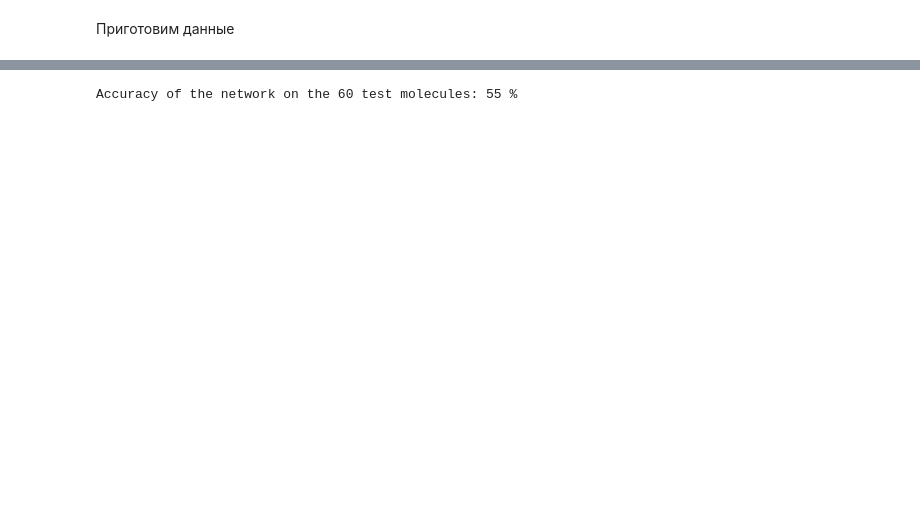
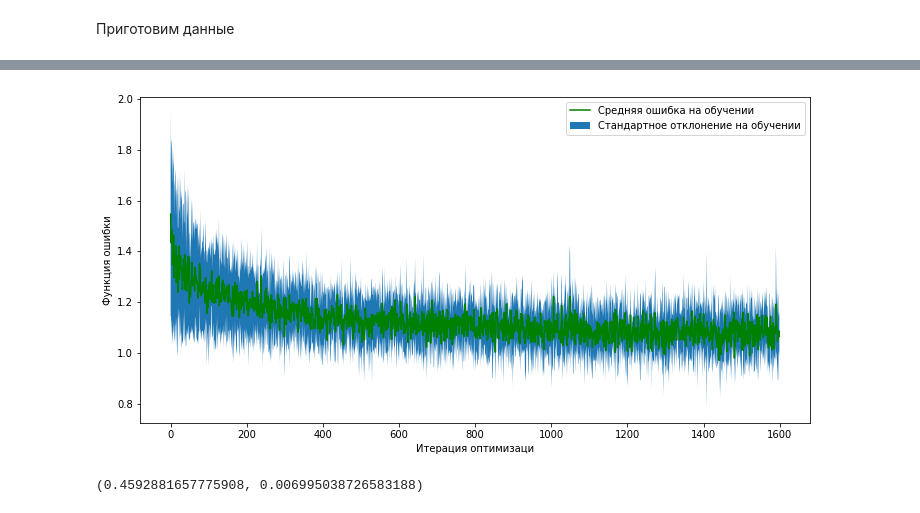
Before and after one commit to Intelligent-Systems-Phystech/Group594, a Jupyter notebook: Manucharyan2018AtomicTypePredictionInUsingCNN/code/Manucharyan2018AtomicTypePredictionInUsingCNN.ipynb, the cells around one changed output, grey strips where cells are left out. Cells and saved outputs as stored; diff of their text form; code cells hidden in the pictures; blank space fills up the shorter version.

```diff
--- a/Manucharyan2018AtomicTypePredictionInUsingCNN/code/Manucharyan2018AtomicTypePredictionInUsingCNN.ipynb
+++ b/Manucharyan2018AtomicTypePredictionInUsingCNN/code/Manucharyan2018AtomicTypePredictionInUsingCNN.ipynb
@@ -198 +215,4 @@ net = Net()
+# %%
+loss_iterations_train = np.load('error.npy').tolist()
+loss_iterations_test = []
 # %%
@@ -238,0 +253,15 @@ for epoch in range(2):  # loop over the dataset multiple times
+# %%
+std = np.std(loss_iterations_train, axis=0)
+mean = np.mean(loss_iterations_train, axis=0)
+# %%
+plt.figure(figsize=(12, 6))
+plt.plot(np.arange(0, len(loss_iterations_train[0])), mean, color='green', label='Средняя ошибка на обучении')
+plt.fill_between(np.arange(0, len(loss_iterations_train[0])), mean - std, mean + std, label='Стандартное отклонение на обучении')
+plt.xlabel('Итерация оптимизаци')
+plt.ylabel('Функция ошибки')
+plt.legend()
+plt.savefig('testplot.jpg', dpi=1000)
+#Image.open('testplot.png').save('testplot.jpg','JPEG')
+plt.show()
+# %% [output]
+[figure, added]
@@ -239,15 +270,16 @@ for epoch in range(2):  # loop over the dataset multiple times
 # %%
-correct = 0
-total = 0
-for data in test:
-    inputs_a, inputs_p, adjacency_matrix, labels = data
-    if(inputs_a.shape[0] == 27):
+for i in range(10):
+    correct = 0
+    total = 0
+    poses = np.random.choice(np.arange(0, len(test)), size=len(test))
+    for pos in tqdm(poses):
+        inputs_a, inputs_p, adjacency_matrix, labels = test[pos]
         outputs = net(inputs_a, inputs_p, adjacency_matrix)
         _, predicted = torch.max(outputs.data, 1)
-        total += labels.size(0)
+        total += labels.size(1) * labels.size(0)
         correct += (predicted == labels.data).sum()
-
-print('Accuracy of the network on the 60 test molecules: %d %%' % (
-    100 * correct / total))
+    loss_test.append(float(correct) / total)
-# %% [output]
-Accuracy of the network on the 60 test molecules: 55 %
+# %%
+np.mean(loss_test), np.std(loss_test)
+# %% [output]
+(0.4592881657775908, 0.006995038726583188)
```
Also changed, not shown: parts of 17 cells of this notebook.
